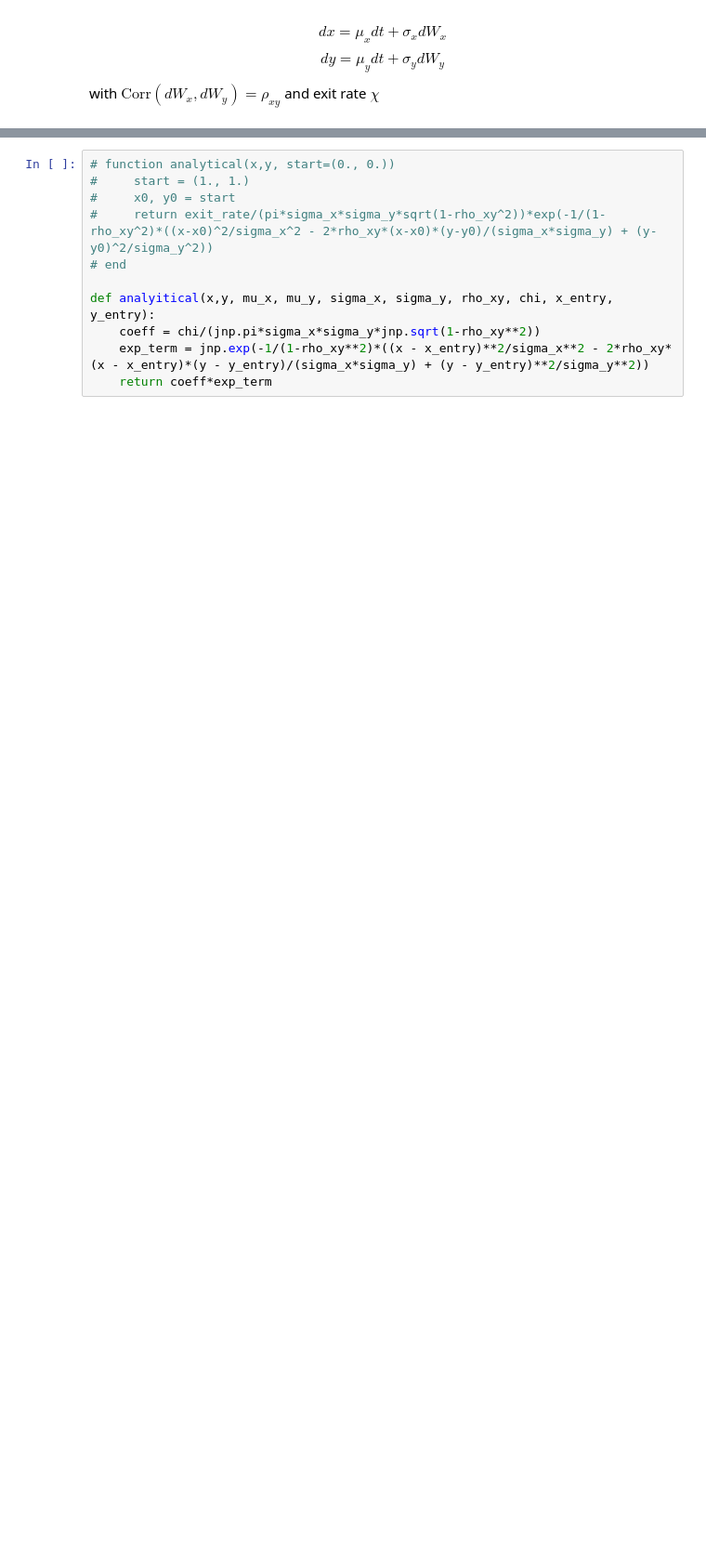
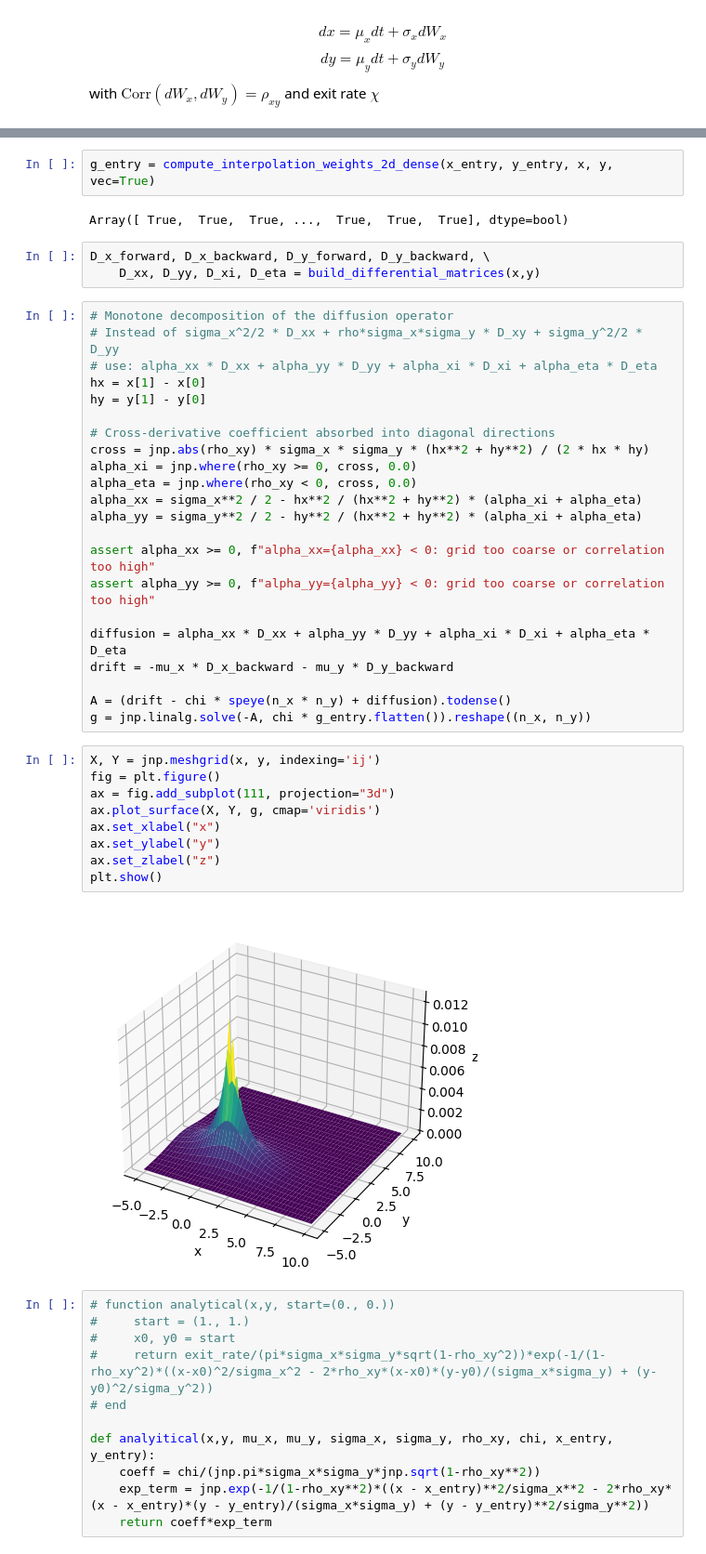
Before and after one commit to marcdelabarrera/pyutils, a Jupyter notebook: notebooks/kfe.ipynb, the cells around one changed output, grey strips where cells are left out. Shown at 93% size. Drawn from its saved outputs; the diff is of its cells as text; blank space fills up the shorter version.

```diff
--- a/notebooks/kfe.ipynb
+++ b/notebooks/kfe.ipynb
@@ -123,3 +136,43 @@ with $\text{Corr}(dW_x,dW_y)=\rho_{xy}$ and exit rate $\chi$
+# %%
+g_entry = compute_interpolation_weights_2d_dense(x_entry, y_entry, x, y, vec=True)
+# %% [output]
+Array([ True,  True,  True, ...,  True,  True,  True], dtype=bool)
+# %%
+D_x_forward, D_x_backward, D_y_forward, D_y_backward, \
+    D_xx, D_yy, D_xi, D_eta = build_differential_matrices(x,y)
+# %%
+# Monotone decomposition of the diffusion operator
+# Instead of sigma_x^2/2 * D_xx + rho*sigma_x*sigma_y * D_xy + sigma_y^2/2 * D_yy
+# use: alpha_xx * D_xx + alpha_yy * D_yy + alpha_xi * D_xi + alpha_eta * D_eta
+hx = x[1] - x[0]
+hy = y[1] - y[0]
+
+# Cross-derivative coefficient absorbed into diagonal directions
+cross = jnp.abs(rho_xy) * sigma_x * sigma_y * (hx**2 + hy**2) / (2 * hx * hy)
+alpha_xi = jnp.where(rho_xy >= 0, cross, 0.0)
+alpha_eta = jnp.where(rho_xy < 0, cross, 0.0)
+alpha_xx = sigma_x**2 / 2 - hx**2 / (hx**2 + hy**2) * (alpha_xi + alpha_eta)
+alpha_yy = sigma_y**2 / 2 - hy**2 / (hx**2 + hy**2) * (alpha_xi + alpha_eta)
+
+assert alpha_xx >= 0, f"alpha_xx={alpha_xx} < 0: grid too coarse or correlation too high"
+assert alpha_yy >= 0, f"alpha_yy={alpha_yy} < 0: grid too coarse or correlation too high"
+
+diffusion = alpha_xx * D_xx + alpha_yy * D_yy + alpha_xi * D_xi + alpha_eta * D_eta
+drift = -mu_x * D_x_backward - mu_y * D_y_backward
+
+A = (drift - chi * speye(n_x * n_y) + diffusion).todense()
+g = jnp.linalg.solve(-A, chi * g_entry.flatten()).reshape((n_x, n_y))
+# %%
+X, Y = jnp.meshgrid(x, y, indexing='ij')
+fig = plt.figure()
+ax = fig.add_subplot(111, projection="3d")
+ax.plot_surface(X, Y, g, cmap='viridis')
+ax.set_xlabel("x")
+ax.set_ylabel("y")
+ax.set_zlabel("z")
+plt.show()
+# %% [output]
+[figure, added]
 # %%
 # function analytical(x,y, start=(0., 0.))
 #     start = (1., 1.)
```
Also changed, not shown: parts of 8 cells of this notebook, 7 other files.
